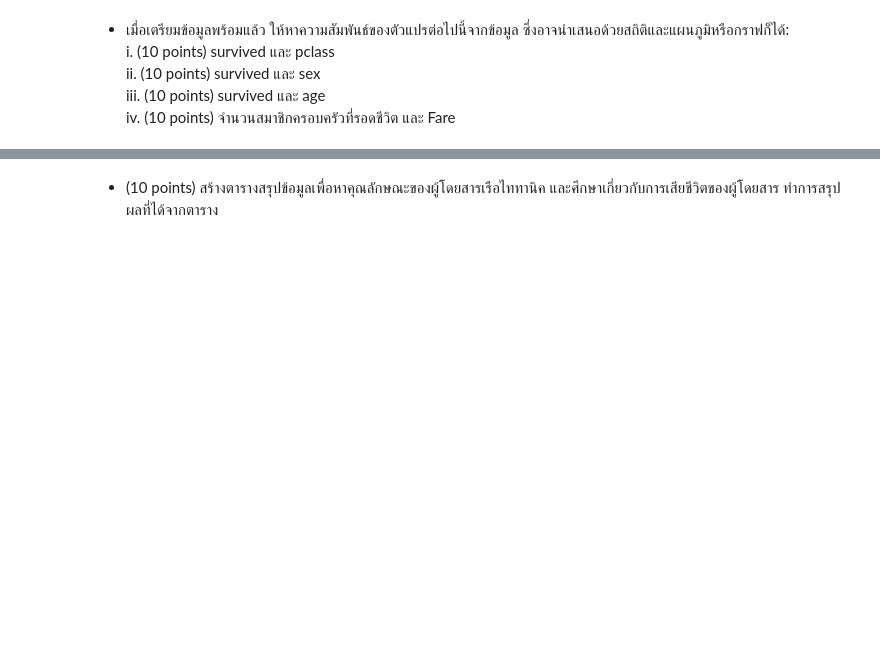
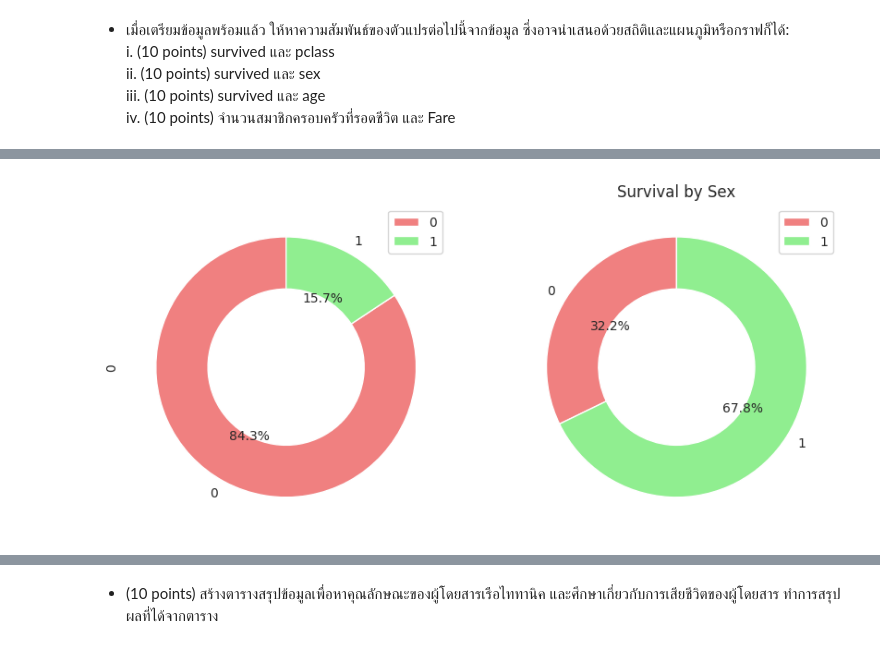
Before and after one commit to RatchanonPa/Data-Warehouse-and-Big-Data-Analytics, a Jupyter notebook: Data_Preprocessing_67_653020217-4.ipynb, the cells around one changed output, grey strips where cells are left out. Drawn from its saved outputs; the diff is of its cells as text; code cells hidden in the pictures; blank space fills up the shorter version.

```diff
--- a/Data_Preprocessing_67_653020217-4.ipynb
+++ b/Data_Preprocessing_67_653020217-4.ipynb
@@ -729,0 +810,8 @@ titanic
+# %%
+# สร้าง donut chart สำหรับการรอดชีวิตตามเพศ
+survived_sex.plot(kind='pie', subplots=True, figsize=(10, 5), autopct='%1.1f%%', startangle=90, colors=['lightcoral', 'lightgreen'], wedgeprops=dict(width=0.4))
+plt.title('Survival by Sex')
+plt.ylabel('')
+plt.show()
+# %% [output]
+[figure, added]
```
Also changed, not shown: parts of 23 cells of this notebook.
